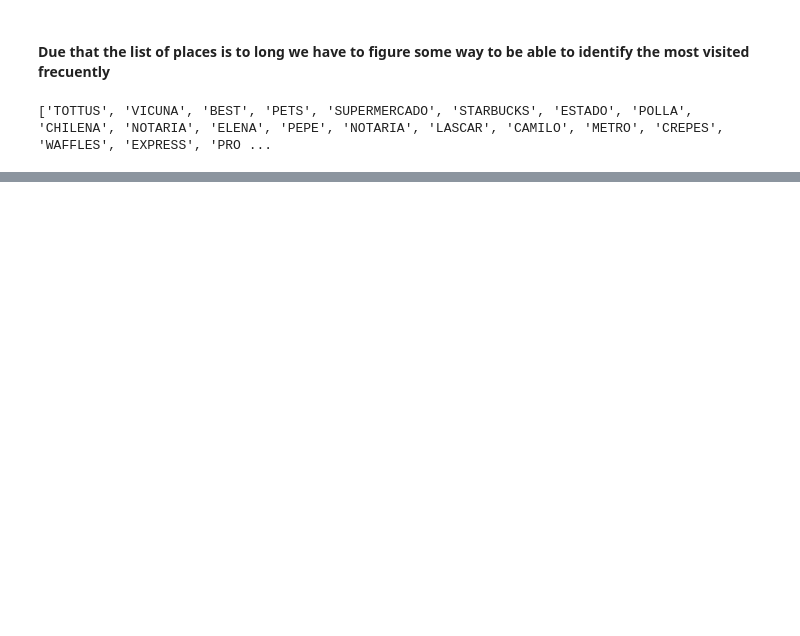
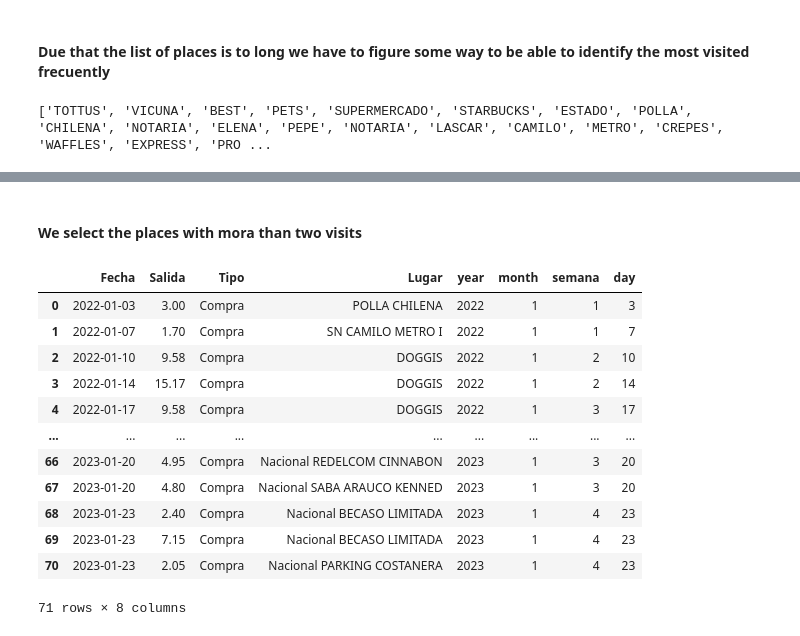
Before and after one commit to yohan-alfonso/Analisis_Exrtacto_Bancario, a Jupyter notebook: Analisis.ipynb, the cells around one changed output, grey strips where cells are left out. Cells and saved outputs as stored; diff of their text form; code cells hidden in the pictures; blank space fills up the shorter version.

```diff
--- a/Analisis.ipynb
+++ b/Analisis.ipynb
@@ -368,4 +368,4 @@ print(listar)
 # Se seleccionan los valores unicos en la lista
 unicos =  [i for i in df_purch_under50['Lugar'] if not any (i in x and i!=x for x in df_purch_under50['Lugar'])]
 # %%
-dict((i, unicos.count(i)) for i in unicos)
+dic_fecuency = dict((i, unicos.count(i)) for i in unicos)
@@ -389,0 +372,2 @@ dict((i, unicos.count(i)) for i in unicos)
+# %%
+df_purch_frec = pd.DataFrame(list(dic_fecuency.items()))
@@ -389,0 +403,19 @@ dict((i, unicos.count(i)) for i in unicos)
+# %% [markdown]
+#### We select the places with mora than two visits
+# %%
+frecuency_purchase= df_purch_under50[df_purch_under50['Lugar'].isin(frecuency_mayor2.iloc[:,0])].sort_values('Fecha').reset_index(drop=True)
+frecuency_purchase
+# %% [output]
+|  | Fecha | Salida | Tipo | Lugar | year | month | semana | day |
+| 0 | 2022-01-03 | 3.00 | Compra | POLLA CHILENA | 2022 | 1 | 1 | 3 |
+| 1 | 2022-01-07 | 1.70 | Compra | SN CAMILO METRO I | 2022 | 1 | 1 | 7 |
+| 2 | 2022-01-10 | 9.58 | Compra | DOGGIS | 2022 | 1 | 2 | 10 |
+| 3 | 2022-01-14 | 15.17 | Compra | DOGGIS | 2022 | 1 | 2 | 14 |
+| 4 | 2022-01-17 | 9.58 | Compra | DOGGIS | 2022 | 1 | 3 | 17 |
+| ... | ... | ... | ... | ... | ... | ... | ... | ... |
+| 66 | 2023-01-20 | 4.95 | Compra | Nacional REDELCOM CINNABON | 2023 | 1 | 3 | 20 |
+| 67 | 2023-01-20 | 4.80 | Compra | Nacional SABA ARAUCO KENNED | 2023 | 1 | 3 | 20 |
+| 68 | 2023-01-23 | 2.40 | Compra | Nacional BECASO LIMITADA | 2023 | 1 | 4 | 23 |
+| 69 | 2023-01-23 | 7.15 | Compra | Nacional BECASO LIMITADA | 2023 | 1 | 4 | 23 |
+| 70 | 2023-01-23 | 2.05 | Compra | Nacional PARKING COSTANERA | 2023 | 1 | 4 | 23 |
+71 rows × 8 columns
```
Also changed, not shown: parts of 10 cells of this notebook.
